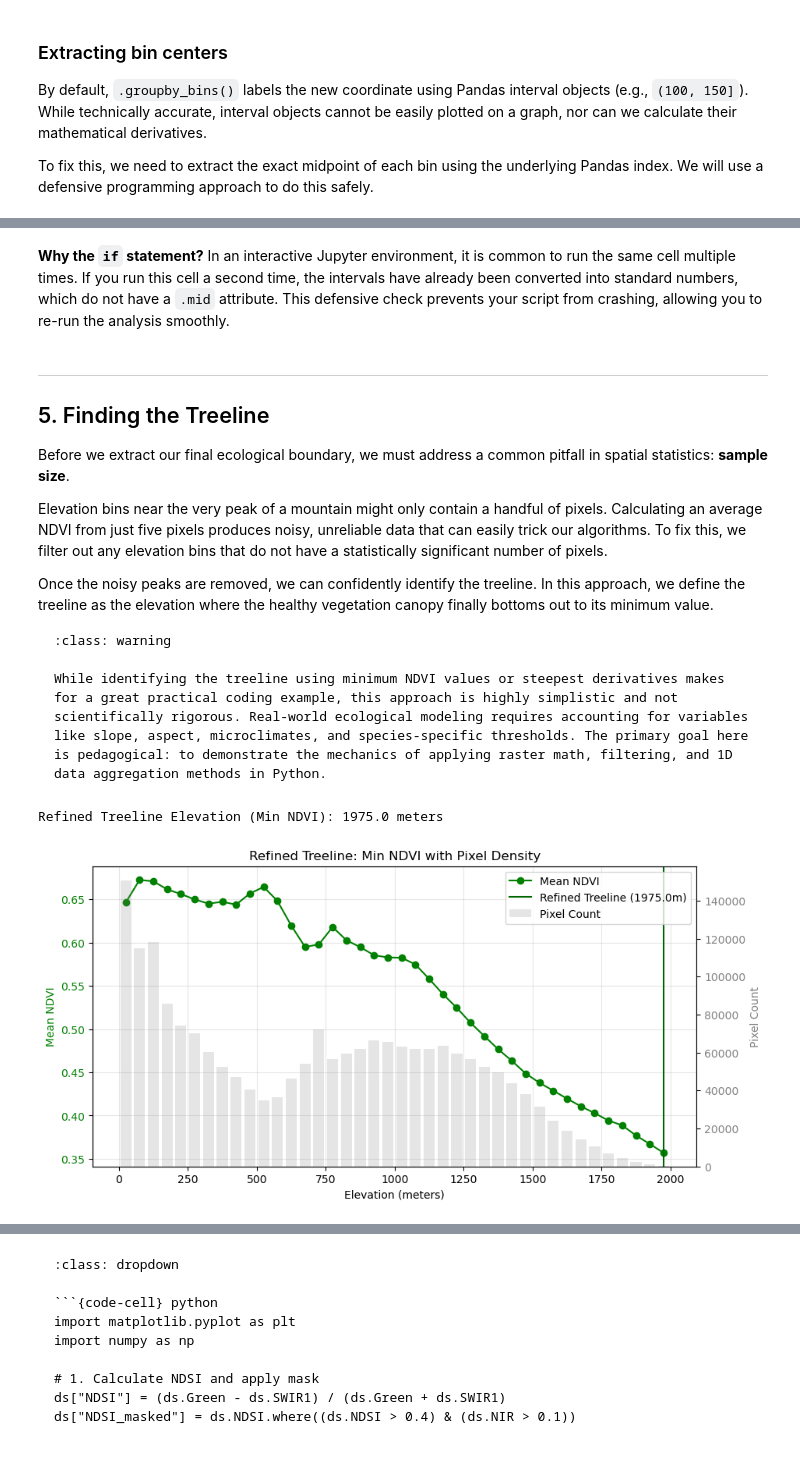
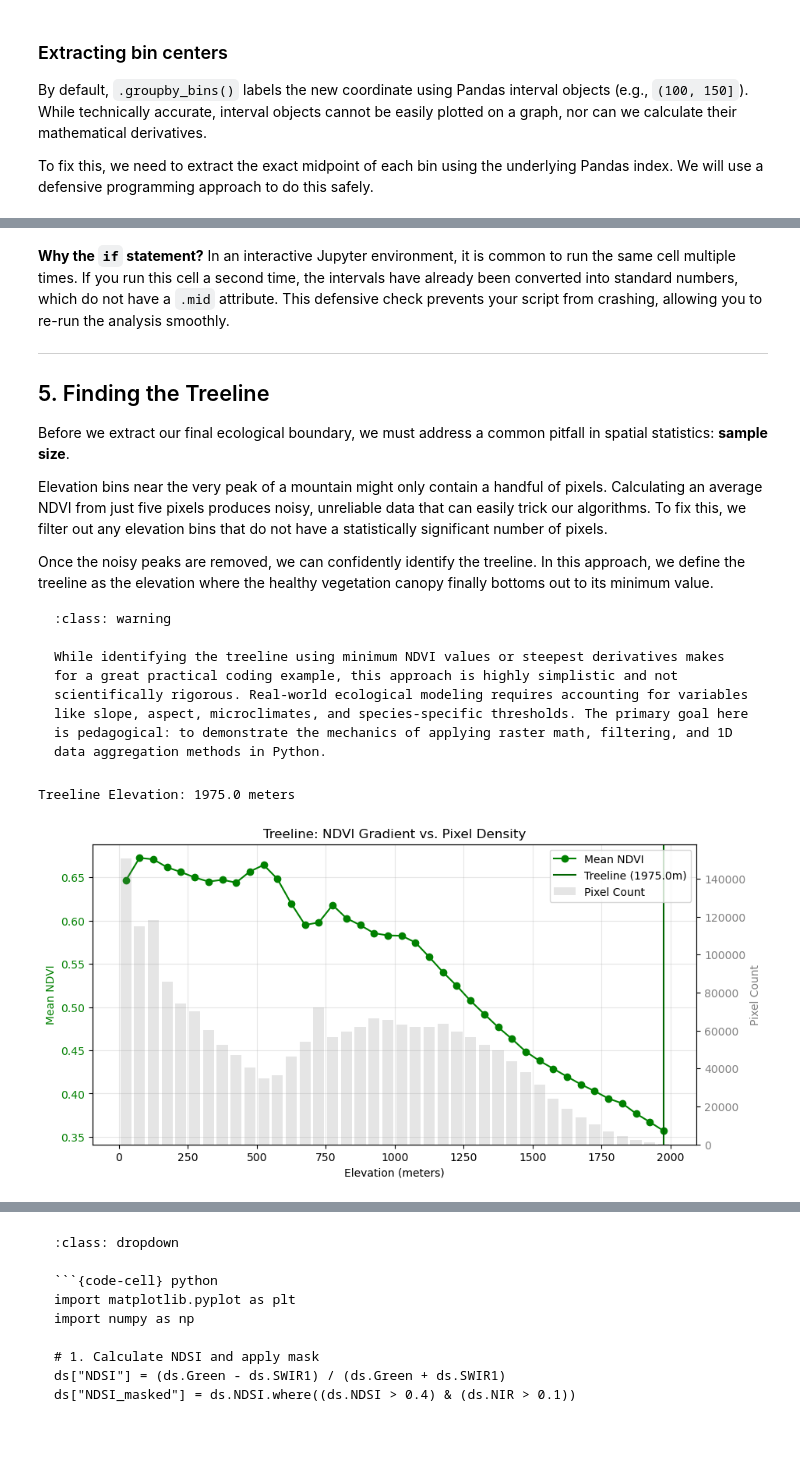
Before and after one commit to HendrikWulf/sds210-jb, a Jupyter notebook: book/12_L10_time-series/06_raster_math.ipynb, the cells around one changed output, grey strips where cells are left out. Saved outputs shown, nothing was run; the diff lists cells and outputs as text; code cells hidden in the pictures.

```diff
--- a/book/12_L10_time-series/06_raster_math.ipynb
+++ b/book/12_L10_time-series/06_raster_math.ipynb
@@ -264,7 +283,7 @@ Attributes:
-# %% [markdown]
-**Why the `if` statement?**
-In an interactive Jupyter environment, it is common to run the same cell multiple times. If you run this cell a second time, the intervals have already been converted into standard numbers, which do not have a `.mid` attribute. This defensive check prevents your script from crashing, allowing you to re-run the analysis smoothly.
 # %% [markdown]
+**Why the `if` statement?**
+In an interactive Jupyter environment, it is common to run the same cell multiple times. If you run this cell a second time, the intervals have already been converted into standard numbers, which do not have a `.mid` attribute. This defensive check prevents your script from crashing, allowing you to re-run the analysis smoothly.
+
 ---
 
 ## 5. Finding the Treeline
@@ -283,54 +302,49 @@ While identifying the treeline using minimum NDVI values or steepest derivatives
 # %%
 import matplotlib.pyplot as plt
 
-# 1. Filter out bins with fewer than 100 pixels
+# 1. Filter out sparse bins (require at least 100 pixels for statistical significance)
 ds_filtered = ds_profile.where(ds_profile.ndvi_count >= 100, drop=True)
 
-# 2. Define treeline as the elevation with the minimum NDVI value
-refined_treeline = ds_filtered.ndvi_mean.idxmin().values
+# 2. Define the treeline as the elevation with the minimum average NDVI
+treeline = ds_filtered.ndvi_mean.idxmin().values
+print(f"Treeline Elevation: {treeline} meters")
 
-print(f"Refined Treeline Elevation (Min NDVI): {refined_treeline} meters")
-
-# 3. Visualize with Dual Y-Axis
+# 3. Visualize the gradient with a Dual Y-Axis
 fig, ax1 = plt.subplots(figsize=(10, 5))
 
-# Primary Axis: Mean NDVI
+# Primary Axis: Mean NDVI (The ecological gradient)
 ax1.plot(
     ds_filtered.elevation_bins,
     ds_filtered.ndvi_mean,
     marker="o",
+    color="green",
     label="Mean NDVI",
-    color="green",
 )
-ax1.axvline(
-    refined_treeline,
-    color="darkgreen",
-    linestyle="-",
-    label=f"Refined Treeline ({refined_treeline}m)",
-)
+ax1.axvline(treeline, color="darkgreen", linestyle="-", label=f"Treeline ({treeline}m)")
 ax1.set_xlabel("Elevation (meters)")
 ax1.set_ylabel("Mean NDVI", color="green")
 ax1.tick_params(axis="y", labelcolor="green")
 
-# Secondary Axis: Pixel Count
+# Secondary Axis: Pixel Count (The shape of the mountain)
 ax2 = ax1.twinx()
 ax2.bar(
     ds_filtered.elevation_bins,
     ds_filtered.ndvi_count,
     alpha=0.2,
     color="gray",
     width=40,
     label="Pixel Count",
 )
 ax2.set_ylabel("Pixel Count", color="gray")
 ax2.tick_params(axis="y", labelcolor="gray")
 
-plt.title("Refined Treeline: Min NDVI with Pixel Density")
-# Use ax1.legend to keep it inside the plot area
+plt.title("Treeline: NDVI Gradient vs. Pixel Density")
+
+# Combine legends from both axes into one clean box
 fig.legend(loc="upper right", bbox_to_anchor=(0.9, 0.88))
 ax1.grid(True, alpha=0.3)
 plt.show()
 # %% [output]
-Refined Treeline Elevation (Min NDVI): 1975.0 meters
+Treeline Elevation: 1975.0 meters
-[figure, old version]
+[figure, new version]
 # %% [markdown]
```
Also changed, not shown: parts of 8 cells of this notebook, 31 other files.
